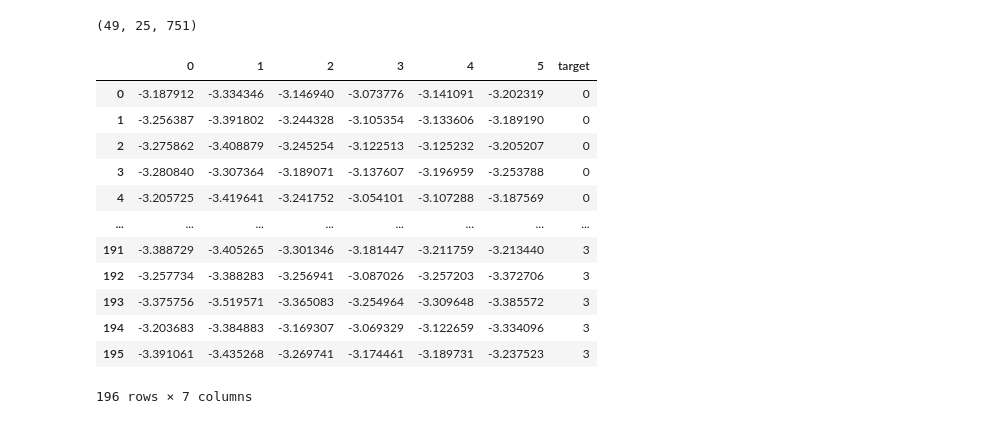
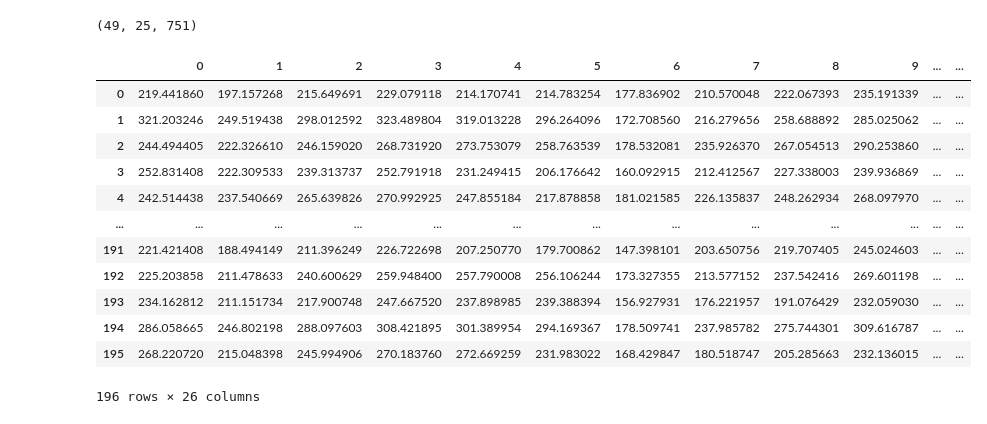
Before and after one commit to Cld338/EEG_analysis, a Jupyter notebook: example/main.ipynb, the cells around one changed output. Saved outputs shown, nothing was run; the diff lists cells and outputs as text; code cells hidden in the pictures.

```diff
--- a/example/main.ipynb
+++ b/example/main.ipynb
@@ -91,34 +91,47 @@ CSP_passed_left_data.shape
 # %% [output]
 (49, 25, 751)
 # %%
-m = 3
+# m = 12
 
-leftVarRatioDF = twoMDimensionalFeature(CSP_passed_left_data, channelNum, minTrialsNum, m)
-rightVarRatioDF = twoMDimensionalFeature(CSP_passed_right_data, channelNum, minTrialsNum, m)
-tongueVarRatioDF = twoMDimensionalFeature(CSP_passed_tongue_data, channelNum, minTrialsNum, m)
-footVarRatioDF = twoMDimensionalFeature(CSP_passed_foot_data, channelNum, minTrialsNum, m)
+# leftVarRatioDF = twoMDimensionalFeature(CSP_passed_left_data, channelNum, minTrialsNum, m)
+# rightVarRatioDF = twoMDimensionalFeature(CSP_passed_right_data, channelNum, minTrialsNum, m)
+# tongueVarRatioDF = twoMDimensionalFeature(CSP_passed_tongue_data, channelNum, minTrialsNum, m)
+# footVarRatioDF = twoMDimensionalFeature(CSP_passed_foot_data, channelNum, minTrialsNum, m)
 
-VarRatioDF = pd.concat([leftVarRatioDF, rightVarRatioDF, tongueVarRatioDF, footVarRatioDF], axis=0)
-labelDF = pd.DataFrame([i for i in range(4) for j in range(minTrialsNum)])
+# VarRatioDF = pd.concat([leftVarRatioDF, rightVarRatioDF, tongueVarRatioDF, footVarRatioDF], axis=0)
+# labelDF = pd.DataFrame([i for i in range(4) for j in range(minTrialsNum)])
 
-VarRatioDF = VarRatioDF.reset_index()
-VarRatioDF = pd.concat([VarRatioDF, labelDF], axis=1).iloc[:, 1:]
-VarRatioDF.columns = [f"{n}" for n in range(m*2)] + ["target"]
-VarRatioDF
+# VarRatioDF = VarRatioDF.reset_index()
+# VarRatioDF = pd.concat([VarRatioDF, labelDF], axis=1).iloc[:, 1:]
+# VarRatioDF.columns = [f"{n}" for n in range(m*2)] + ["target"]
+# VarRatioDF
-# %% [output]
-|  | 0 | 1 | 2 | 3 | 4 | 5 | target |
-| 0 | -3.187912 | -3.334346 | -3.146940 | -3.073776 | -3.141091 | -3.202319 | 0 |
-| 1 | -3.256387 | -3.391802 | -3.244328 | -3.105354 | -3.133606 | -3.189190 | 0 |
-| 2 | -3.275862 | -3.408879 | -3.245254 | -3.122513 | -3.125232 | -3.205207 | 0 |
-| 3 | -3.280840 | -3.307364 | -3.189071 | -3.137607 | -3.196959 | -3.253788 | 0 |
-| 4 | -3.205725 | -3.419641 | -3.241752 | -3.054101 | -3.107288 | -3.187569 | 0 |
-| ... | ... | ... | ... | ... | ... | ... | ... |
-| 191 | -3.388729 | -3.405265 | -3.301346 | -3.181447 | -3.211759 | -3.213440 | 3 |
-| 192 | -3.257734 | -3.388283 | -3.256941 | -3.087026 | -3.257203 | -3.372706 | 3 |
-| 193 | -3.375756 | -3.519571 | -3.365083 | -3.254964 | -3.309648 | -3.385572 | 3 |
-| 194 | -3.203683 | -3.384883 | -3.169307 | -3.069329 | -3.122659 | -3.334096 | 3 |
-| 195 | -3.391061 | -3.435268 | -3.269741 | -3.174461 | -3.189731 | -3.237523 | 3 |
-196 rows × 7 columns
+# %%
+leftVarRatioDF = pd.DataFrame(MAVFeature(CSP_passed_left_data))
+rightVarRatioDF = pd.DataFrame(MAVFeature(CSP_passed_right_data))
+tongueVarRatioDF = pd.DataFrame(MAVFeature(CSP_passed_tongue_data))
+footVarRatioDF = pd.DataFrame(MAVFeature(CSP_passed_foot_data))
+
+VarRatioDF = pd.concat([leftVarRatioDF, rightVarRatioDF, tongueVarRatioDF, footVarRatioDF], axis=0)
+labelDF = pd.DataFrame([i for i in range(4) for j in range(minTrialsNum)])
+
+VarRatioDF = VarRatioDF.reset_index()
+VarRatioDF = pd.concat([VarRatioDF, labelDF], axis=1).iloc[:, 1:]
+VarRatioDF.columns = [f"{n}" for n in range(25)] + ["target"]
+VarRatioDF
+# %% [output]
+|  | 0 | 1 | 2 | 3 | 4 | 5 | 6 | 7 | 8 | 9 | ... | ... |
+| 0 | 219.441860 | 197.157268 | 215.649691 | 229.079118 | 214.170741 | 214.783254 | 177.836902 | 210.570048 | 222.067393 | 235.191339 | ... | ... |
+| 1 | 321.203246 | 249.519438 | 298.012592 | 323.489804 | 319.013228 | 296.264096 | 172.708560 | 216.279656 | 258.688892 | 285.025062 | ... | ... |
+| 2 | 244.494405 | 222.326610 | 246.159020 | 268.731920 | 273.753079 | 258.763539 | 178.532081 | 235.926370 | 267.054513 | 290.253860 | ... | ... |
+| 3 | 252.831408 | 222.309533 | 239.313737 | 252.791918 | 231.249415 | 206.176642 | 160.092915 | 212.412567 | 227.338003 | 239.936869 | ... | ... |
+| 4 | 242.514438 | 237.540669 | 265.639826 | 270.992925 | 247.855184 | 217.878858 | 181.021585 | 226.135837 | 248.262934 | 268.097970 | ... | ... |
+| ... | ... | ... | ... | ... | ... | ... | ... | ... | ... | ... | ... | ... |
+| 191 | 221.421408 | 188.494149 | 211.396249 | 226.722698 | 207.250770 | 179.700862 | 147.398101 | 203.650756 | 219.707405 | 245.024603 | ... | ... |
+| 192 | 225.203858 | 211.478633 | 240.600629 | 259.948400 | 257.790008 | 256.106244 | 173.327355 | 213.577152 | 237.542416 | 269.601198 | ... | ... |
+| 193 | 234.162812 | 211.151734 | 217.900748 | 247.667520 | 237.898985 | 239.388394 | 156.927931 | 176.221957 | 191.076429 | 232.059030 | ... | ... |
+| 194 | 286.058665 | 246.802198 | 288.097603 | 308.421895 | 301.389954 | 294.169367 | 178.509741 | 237.985782 | 275.744301 | 309.616787 | ... | ... |
+| 195 | 268.220720 | 215.048398 | 245.994906 | 270.183760 | 272.669259 | 231.983022 | 168.429847 | 180.518747 | 205.285663 | 232.136015 | ... | ... |
+196 rows × 26 columns
 # %%
 x = VarRatioDF.drop(['target'], axis=1).values
 y = VarRatioDF['target'].values # 종속변인 추출
```
Also changed, not shown: parts of 11 cells of this notebook, 5 other files.
